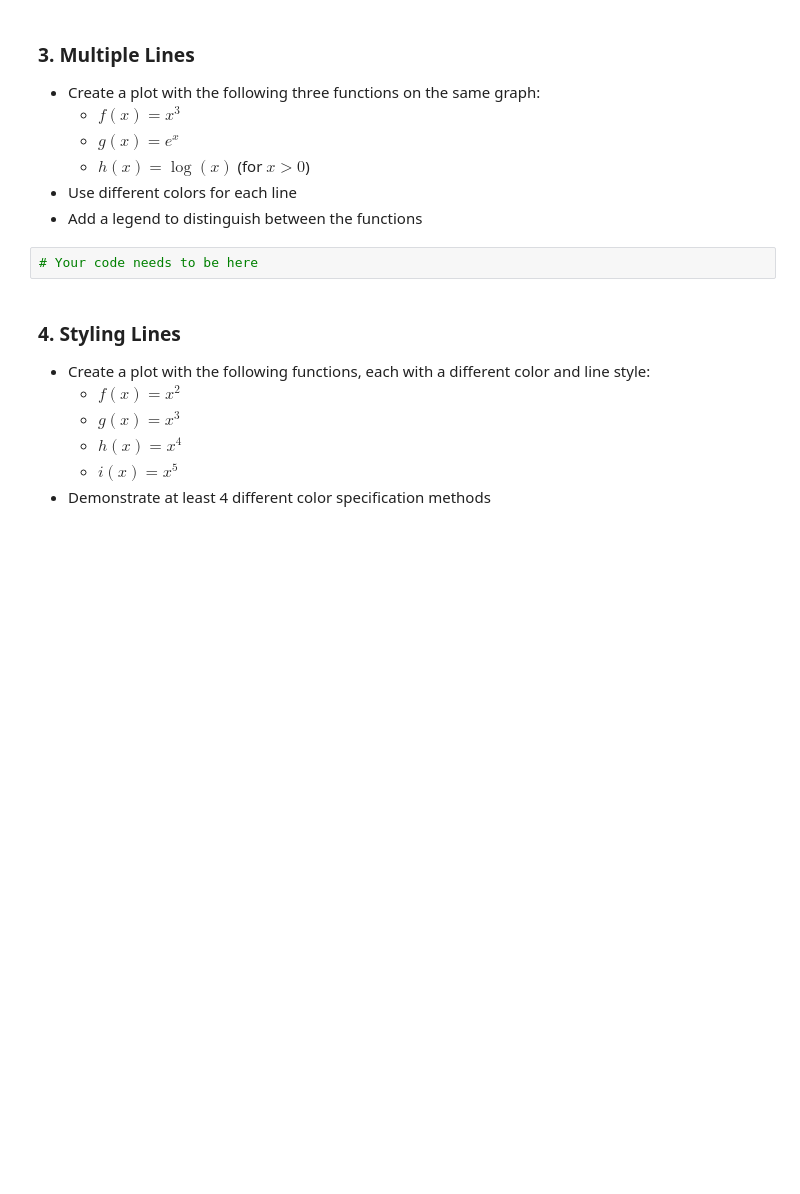
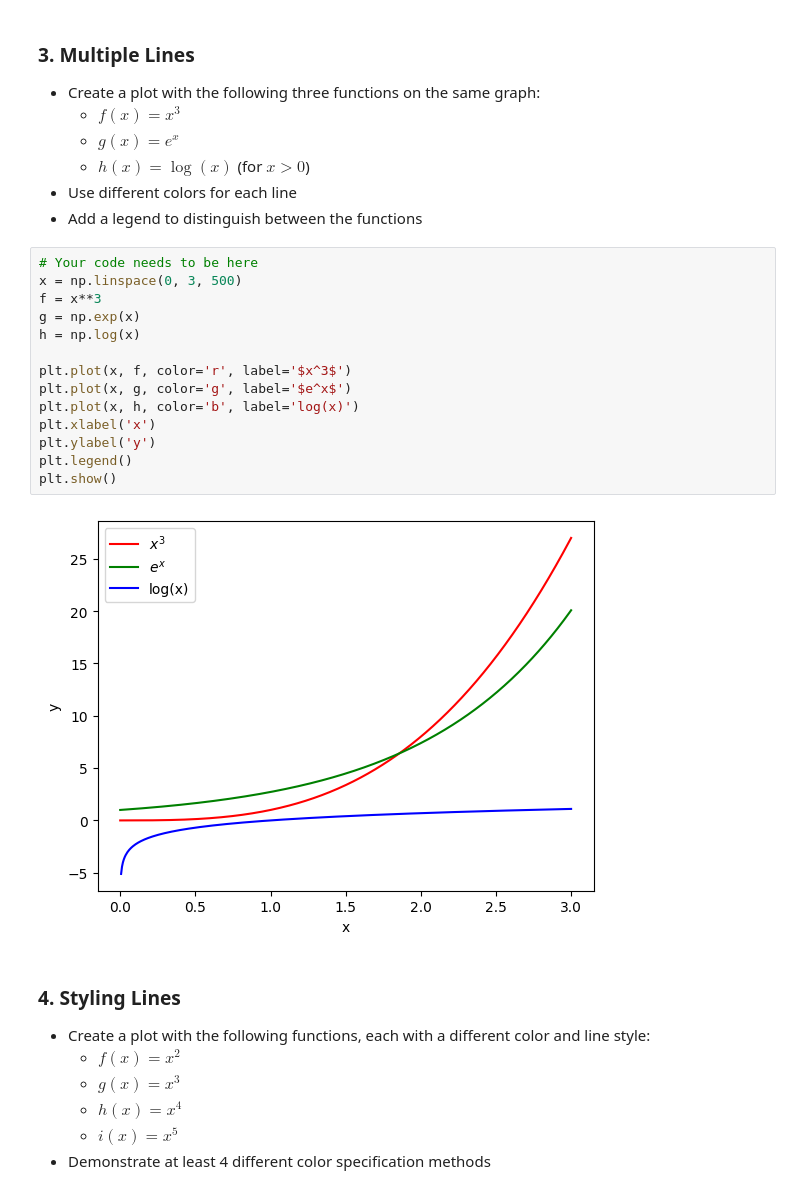
Before and after one commit to eking03/Data110-Fall2025, a Jupyter notebook: Week3_Assignment_fall25.ipynb, the cells around one changed output. Cells and saved outputs as stored; diff of their text form; blank space fills up the shorter version.

```diff
--- a/Week3_Assignment_fall25.ipynb
+++ b/Week3_Assignment_fall25.ipynb
@@ -349,8 +350,22 @@ plt.show()
   - $h(x) = \log(x)$ (for $x > 0$)
 - Use different colors for each line
 - Add a legend to distinguish between the functions
-# %%
-# Your code needs to be here
+# %%
+# Your code needs to be here
+x = np.linspace(0, 3, 500)
+f = x**3
+g = np.exp(x)
+h = np.log(x)
+
+plt.plot(x, f, color='r', label='$x^3$')
+plt.plot(x, g, color='g', label='$e^x$')
+plt.plot(x, h, color='b', label='log(x)')
+plt.xlabel('x')
+plt.ylabel('y')
+plt.legend()
+plt.show()
+# %% [output]
+[figure, added]
 # %% [markdown]
 ### 4. Styling Lines
 
```
Also changed, not shown: parts of 3 cells of this notebook.
